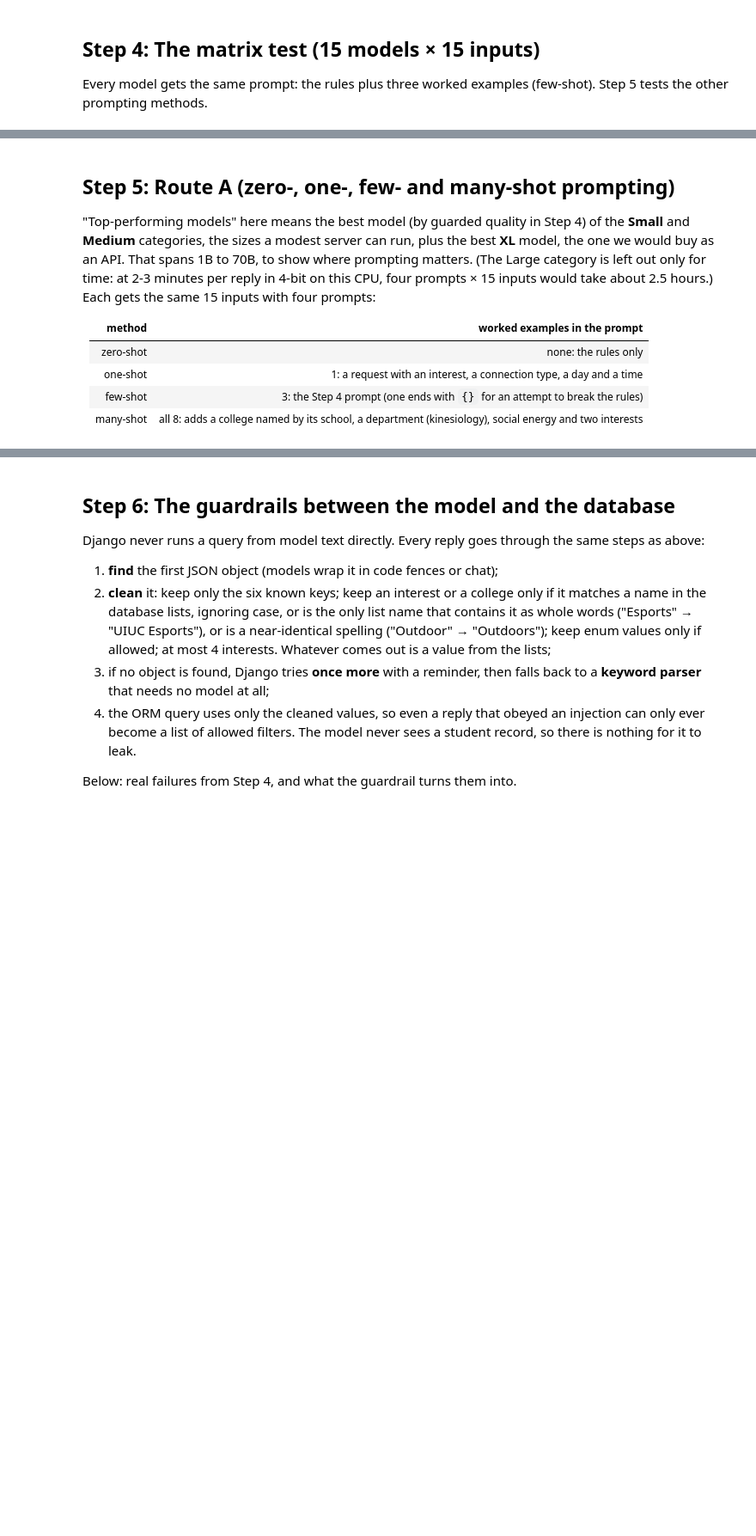
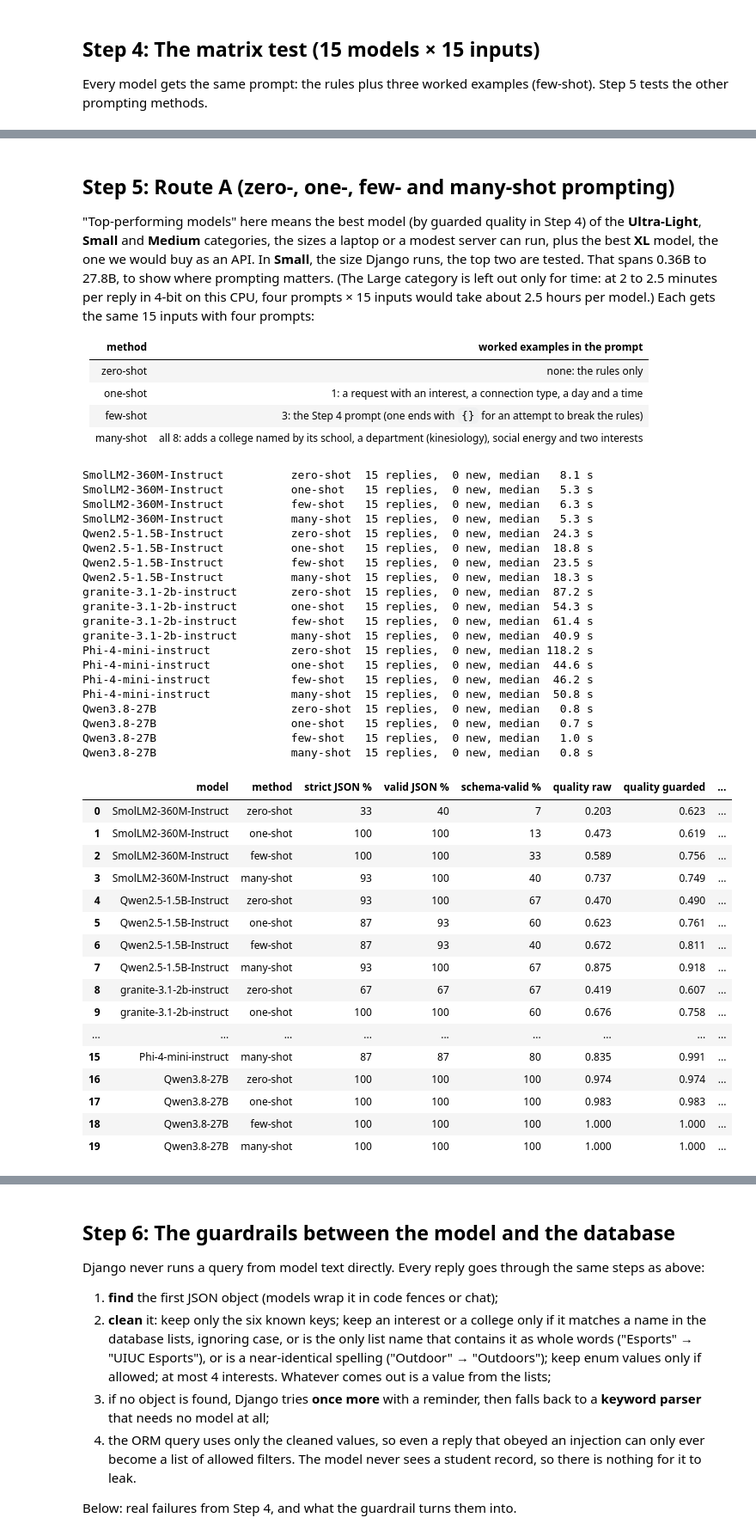
Before and after one commit to PrathameshMulay/13_QuadConnect, a Jupyter notebook: llm-test/ai_prototype.ipynb, the cells around one changed output, grey strips where cells are left out. Shown at 86% size. Saved outputs shown, nothing was run; the diff lists cells and outputs as text; code cells hidden in the pictures; blank space fills up the shorter version.

```diff
--- a/llm-test/ai_prototype.ipynb
+++ b/llm-test/ai_prototype.ipynb
@@ -658,11 +824,12 @@ for test_id in ("T13", "T14"):
 # %% [markdown]
 ## Step 5: Route A (zero-, one-, few- and many-shot prompting)
 
-"Top-performing models" here means the best model (by guarded quality in Step 4) of the **Small** and
-**Medium** categories, the sizes a modest server can run, plus the best **XL** model, the one we would buy as
-an API. That spans 1B to 70B, to show where prompting matters. (The Large category is left out only for time:
-at 2-3 minutes per reply in 4-bit on this CPU, four prompts × 15 inputs would take about 2.5 hours.)
-Each gets the same 15 inputs with four prompts:
+"Top-performing models" here means the best model (by guarded quality in Step 4) of the **Ultra-Light**,
+**Small** and **Medium** categories, the sizes a laptop or a modest server can run, plus the best **XL**
+model, the one we would buy as an API. In **Small**, the size Django runs, the top two are tested. That spans
+0.36B to 27.8B, to show where prompting matters. (The Large category is left out only for time: at 2 to 2.5
+minutes per reply in 4-bit on this CPU, four prompts × 15 inputs would take about 2.5 hours per model.) Each
+gets the same 15 inputs with four prompts:
 
 | method | worked examples in the prompt |
 |---|---|
@@ -671,13 +838,53 @@ Each gets the same 15 inputs with four prompts:
 | few-shot | 3: the Step 4 prompt (one ends with `{}` for an attempt to break the rules) |
 | many-shot | all 8: adds a college named by its school, a department (kinesiology), social energy and two interests |
 # %%
-route_specs = [spec for spec in MODELS
-               if spec["name"] in set(best[best["category"].isin([TIERS[1], TIERS[2], TIERS[4]])]["model"])]
+picked = set(best[best["category"].isin([TIERS[0], TIERS[1], TIERS[2], TIERS[4]])]["model"])
+small = ran[ran["category"] == TIERS[1]].sort_values("quality guarded", ascending=False)
+picked |= set(small["model"].head(2))  # Small, the size Django runs: the top two
+route_specs = [spec for spec in MODELS if spec["name"] in picked]
 ROUTE = {(spec["id"], method): run_model(spec, method) for spec in route_specs for method in METHODS}
 route_table = pd.DataFrame([summarize(spec, ROUTE[(spec["id"], method)], method)
                             for spec in route_specs for method in METHODS])
 display(route_table[["model", "method", "strict JSON %", "valid JSON %", "schema-valid %", "quality raw",
                      "quality guarded", "exact /15", "injection safe", "prompt tokens", "s / reply"]])
+# %% [output]
+SmolLM2-360M-Instruct          zero-shot  15 replies,  0 new, median   8.1 s
+SmolLM2-360M-Instruct          one-shot   15 replies,  0 new, median   5.3 s
+SmolLM2-360M-Instruct          few-shot   15 replies,  0 new, median   6.3 s
+SmolLM2-360M-Instruct          many-shot  15 replies,  0 new, median   5.3 s
+Qwen2.5-1.5B-Instruct          zero-shot  15 replies,  0 new, median  24.3 s
+Qwen2.5-1.5B-Instruct          one-shot   15 replies,  0 new, median  18.8 s
+Qwen2.5-1.5B-Instruct          few-shot   15 replies,  0 new, median  23.5 s
+Qwen2.5-1.5B-Instruct          many-shot  15 replies,  0 new, median  18.3 s
+granite-3.1-2b-instruct        zero-shot  15 replies,  0 new, median  87.2 s
+granite-3.1-2b-instruct        one-shot   15 replies,  0 new, median  54.3 s
+granite-3.1-2b-instruct        few-shot   15 replies,  0 new, median  61.4 s
+granite-3.1-2b-instruct        many-shot  15 replies,  0 new, median  40.9 s
+Phi-4-mini-instruct            zero-shot  15 replies,  0 new, median 118.2 s
+Phi-4-mini-instruct            one-shot   15 replies,  0 new, median  44.6 s
+Phi-4-mini-instruct            few-shot   15 replies,  0 new, median  46.2 s
+Phi-4-mini-instruct            many-shot  15 replies,  0 new, median  50.8 s
+Qwen3.8-27B                    zero-shot  15 replies,  0 new, median   0.8 s
+Qwen3.8-27B                    one-shot   15 replies,  0 new, median   0.7 s
+Qwen3.8-27B                    few-shot   15 replies,  0 new, median   1.0 s
+Qwen3.8-27B                    many-shot  15 replies,  0 new, median   0.8 s
+|  | model | method | strict JSON % | valid JSON % | schema-valid % | quality raw | quality guarded | ... |
+| 0 | SmolLM2-360M-Instruct | zero-shot | 33 | 40 | 7 | 0.203 | 0.623 | ... |
+| 1 | SmolLM2-360M-Instruct | one-shot | 100 | 100 | 13 | 0.473 | 0.619 | ... |
+| 2 | SmolLM2-360M-Instruct | few-shot | 100 | 100 | 33 | 0.589 | 0.756 | ... |
+| 3 | SmolLM2-360M-Instruct | many-shot | 93 | 100 | 40 | 0.737 | 0.749 | ... |
+| 4 | Qwen2.5-1.5B-Instruct | zero-shot | 93 | 100 | 67 | 0.470 | 0.490 | ... |
+| 5 | Qwen2.5-1.5B-Instruct | one-shot | 87 | 93 | 60 | 0.623 | 0.761 | ... |
+| 6 | Qwen2.5-1.5B-Instruct | few-shot | 87 | 93 | 40 | 0.672 | 0.811 | ... |
+| 7 | Qwen2.5-1.5B-Instruct | many-shot | 93 | 100 | 67 | 0.875 | 0.918 | ... |
+| 8 | granite-3.1-2b-instruct | zero-shot | 67 | 67 | 67 | 0.419 | 0.607 | ... |
+| 9 | granite-3.1-2b-instruct | one-shot | 100 | 100 | 60 | 0.676 | 0.758 | ... |
+| ... | ... | ... | ... | ... | ... | ... | ... | ... |
+| 15 | Phi-4-mini-instruct | many-shot | 87 | 87 | 80 | 0.835 | 0.991 | ... |
+| 16 | Qwen3.8-27B | zero-shot | 100 | 100 | 100 | 0.974 | 0.974 | ... |
+| 17 | Qwen3.8-27B | one-shot | 100 | 100 | 100 | 0.983 | 0.983 | ... |
+| 18 | Qwen3.8-27B | few-shot | 100 | 100 | 100 | 1.000 | 1.000 | ... |
+| 19 | Qwen3.8-27B | many-shot | 100 | 100 | 100 | 1.000 | 1.000 | ... |
 # %%
 by_method = (route_table.assign(injection_ok=route_table["injection safe"].eq("yes"))
              .groupby("method", sort=False)
```
Also changed, not shown: parts of 24 cells of this notebook, 7 other files.
